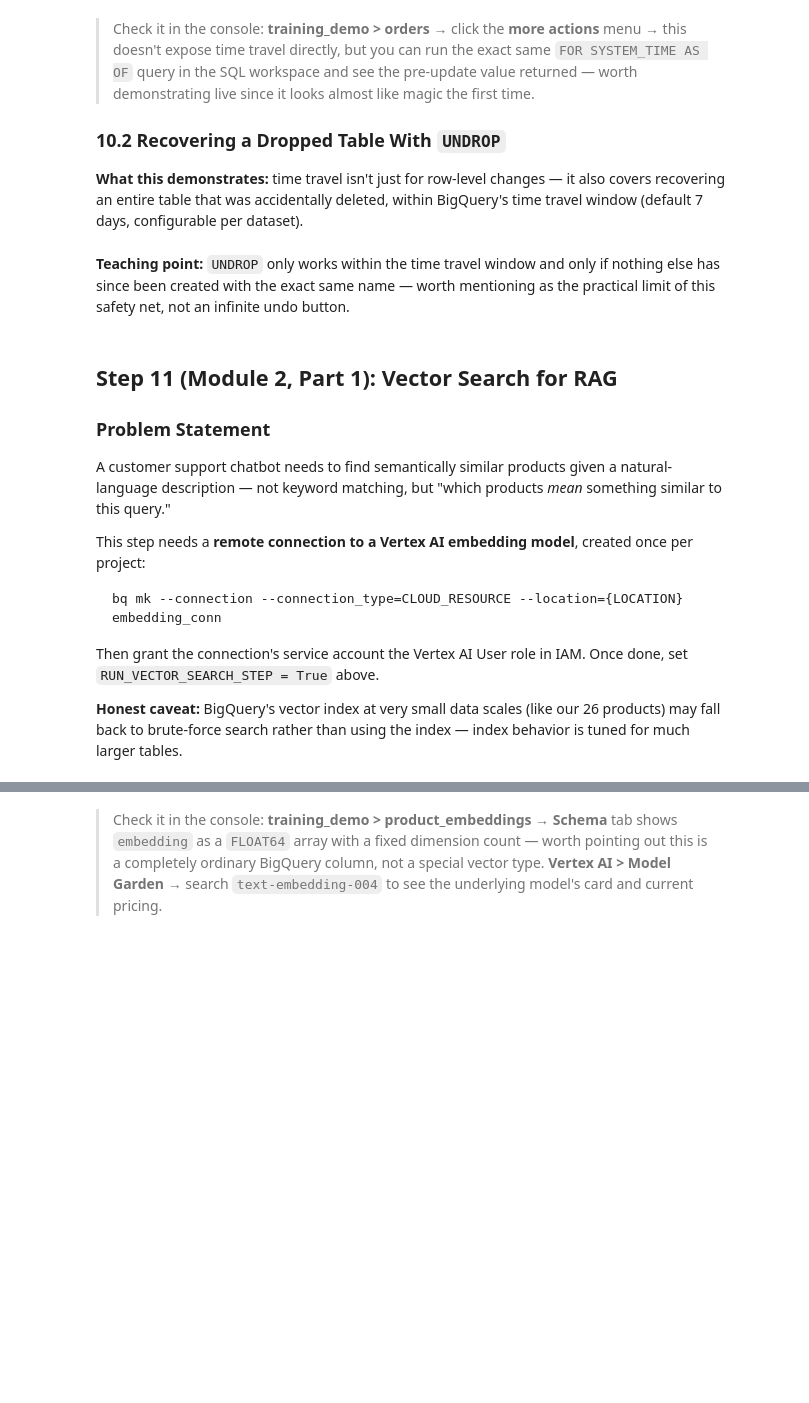
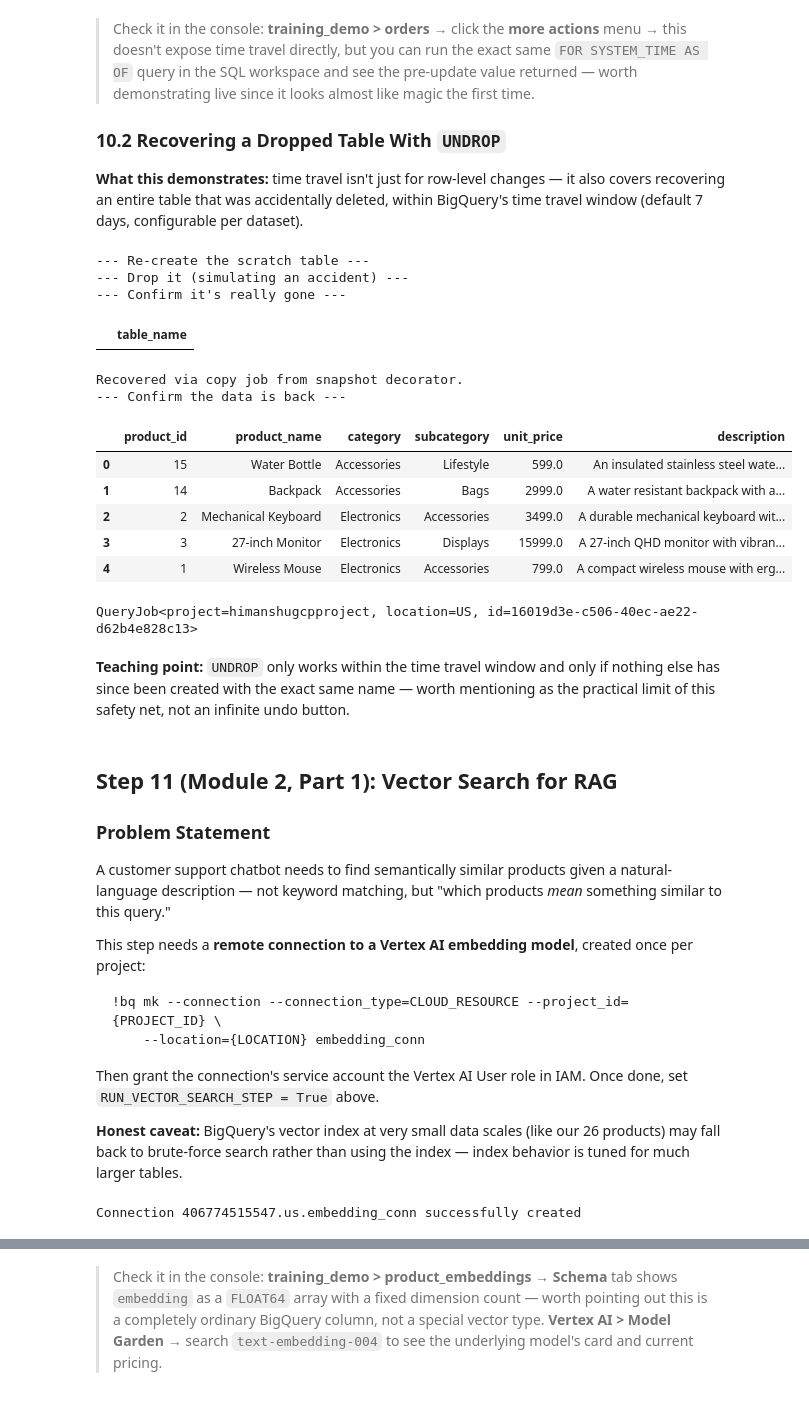
Before and after one commit to himanshurathi/gcp-training-labs-accordion, a Jupyter notebook: day-2-bigquery-advanced/bigquery_advanced_lab.ipynb, the cells around one changed output, grey strips where cells are left out. Saved outputs shown, nothing was run; the diff lists cells and outputs as text; code cells hidden in the pictures; blank space fills up the shorter version.

````diff
--- a/day-2-bigquery-advanced/bigquery_advanced_lab.ipynb
+++ b/day-2-bigquery-advanced/bigquery_advanced_lab.ipynb
@@ -1012,27 +1378,57 @@ WHERE order_id = 1001
 recovering an entire table that was accidentally deleted, within BigQuery's time travel window
 (default 7 days, configurable per dataset).
 # %%
+import time
+from google.cloud.bigquery import TableReference
+
 run_query(f"""
 CREATE OR REPLACE TABLE {TBL("scratch_table_for_undrop_demo")} AS
 SELECT * FROM {TBL("products")} LIMIT 5
-""", label="Create a scratch table to demonstrate UNDROP", expect_rows=False)
+""", label="Re-create the scratch table", expect_rows=False)
+
+time.sleep(10)
+snapshot_time_ms = int(time.time() * 1000)
 
 run_query(f"""
 DROP TABLE {TBL("scratch_table_for_undrop_demo")}
 """, label="Drop it (simulating an accident)", expect_rows=False)
 
 run_query(f"""
 SELECT table_name FROM `{PROJECT_ID}.{DATASET_ID}.INFORMATION_SCHEMA.TABLES`
 WHERE table_name = 'scratch_table_for_undrop_demo'
 """, label="Confirm it's really gone")
 
-run_query(f"""
-UNDROP TABLE {TBL("scratch_table_for_undrop_demo")}
-""", label="Recover it with UNDROP", expect_rows=False)
+# Recover via a COPY JOB from the snapshot decorator -- not a SQL SELECT. BigQuery's query
+# engine doesn't support reading a @timestamp decorator off an already-deleted table; only
+# the table-copy operation does. This matches Google's own documented recovery pattern.
+source_table_ref = TableReference.from_string(
+    f"{PROJECT_ID}.{DATASET_ID}.scratch_table_for_undrop_demo@{snapshot_time_ms}"
+)
+dest_table_ref = TableReference.from_string(
+    f"{PROJECT_ID}.{DATASET_ID}.scratch_table_for_undrop_demo"
+)
+
+copy_job = bq_client.copy_table(source_table_ref, dest_table_ref)
+copy_job.result()
+print("Recovered via copy job from snapshot decorator.")
 
 run_query(f"""
 SELECT * FROM {TBL("scratch_table_for_undrop_demo")}
 """, label="Confirm the data is back")
+# %% [output]
+--- Re-create the scratch table ---
+--- Drop it (simulating an accident) ---
+--- Confirm it's really gone ---
+|  | table_name |
+Recovered via copy job from snapshot decorator.
+--- Confirm the data is back ---
+|  | product_id | product_name | category | subcategory | unit_price | description |
+| 0 | 15 | Water Bottle | Accessories | Lifestyle | 599.0 | An insulated stainless steel wate... |
+| 1 | 14 | Backpack | Accessories | Bags | 2999.0 | A water resistant backpack with a... |
+| 2 | 2 | Mechanical Keyboard | Electronics | Accessories | 3499.0 | A durable mechanical keyboard wit... |
+| 3 | 3 | 27-inch Monitor | Electronics | Displays | 15999.0 | A 27-inch QHD monitor with vibran... |
+| 4 | 1 | Wireless Mouse | Electronics | Accessories | 799.0 | A compact wireless mouse with erg... |
+QueryJob<project=himanshugcpproject, location=US, id=16019d3e-c506-40ec-ae22-d62b4e828c13>
 # %% [markdown]
 
 **Teaching point:** `UNDROP` only works within the time travel window and only if nothing else
@@ -1048,7 +1444,8 @@ description — not keyword matching, but "which products *mean* something simil
 
 This step needs a **remote connection to a Vertex AI embedding model**, created once per project:
 ```
-bq mk --connection --connection_type=CLOUD_RESOURCE --location={LOCATION} embedding_conn
+!bq mk --connection --connection_type=CLOUD_RESOURCE --project_id={PROJECT_ID} \
+    --location={LOCATION} embedding_conn
 ```
 Then grant the connection's service account the Vertex AI User role in IAM. Once done, set
 `RUN_VECTOR_SEARCH_STEP = True` above.
@@ -1056,3 +1453,8 @@ Then grant the connection's service account the Vertex AI User role in IAM. Once
 **Honest caveat:** BigQuery's vector index at very small data scales (like our 26 products) may
 fall back to brute-force search rather than using the index — index behavior is tuned for much
 larger tables.
+# %%
+!bq mk --connection --connection_type=CLOUD_RESOURCE --project_id={PROJECT_ID} \
+    --location={LOCATION} embedding_conn
+# %% [output]
+Connection 406774515547.us.embedding_conn successfully created
````
Also changed, not shown: parts of 43 cells of this notebook.
